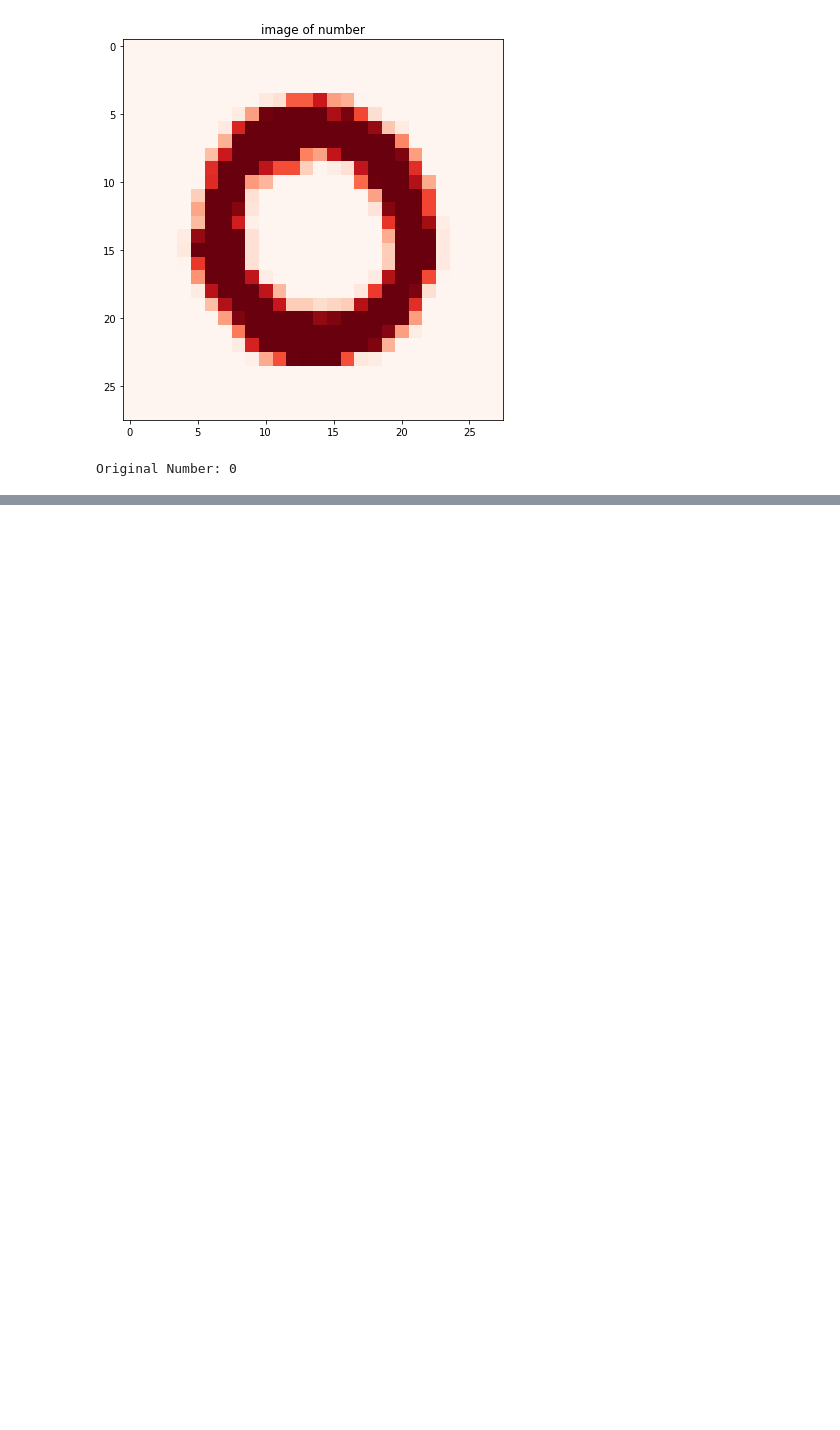
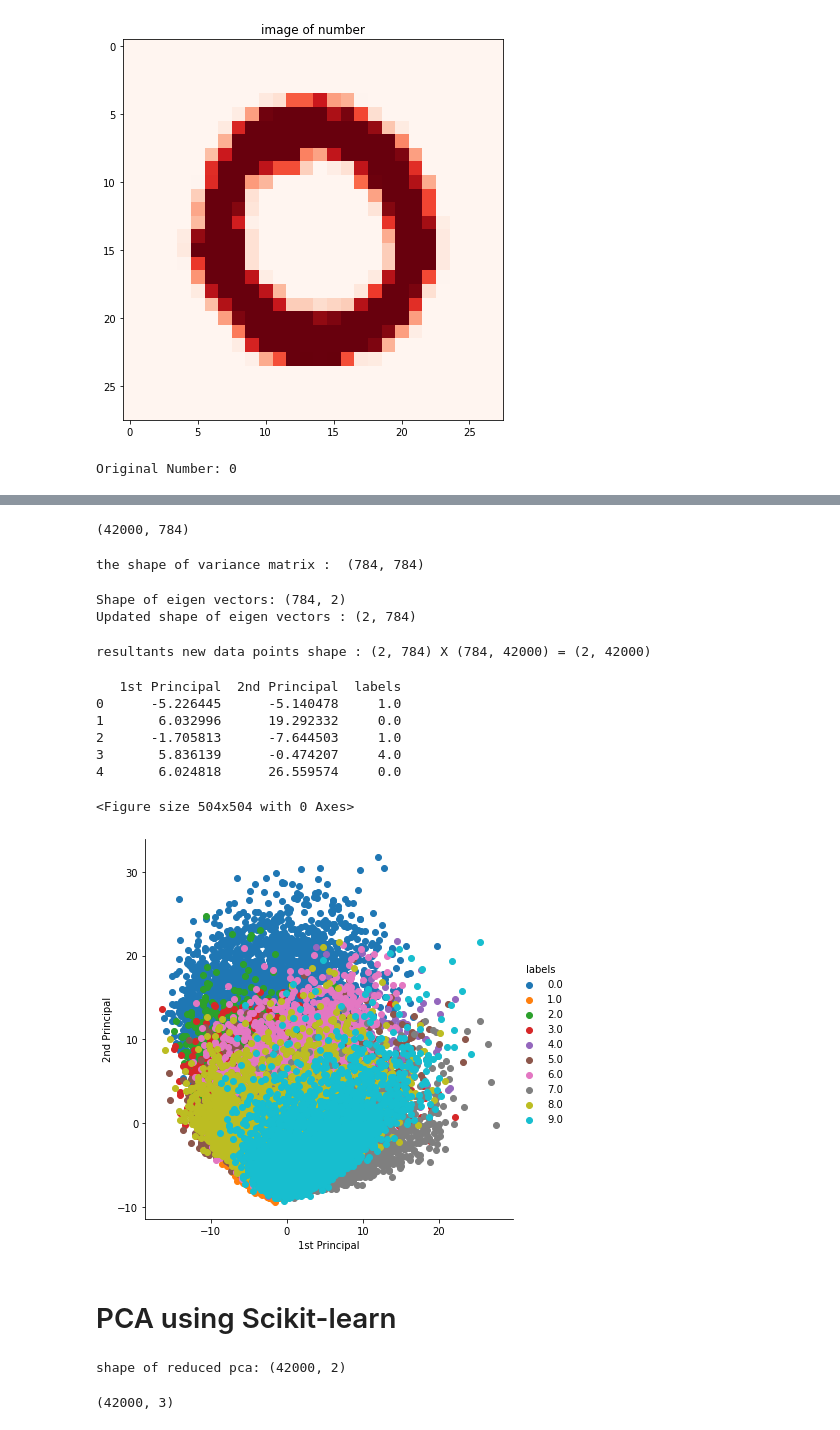
Before and after one commit to cg1011/MNIST-dataset, a Jupyter notebook: MNIST.ipynb, the cells around one changed output, grey strips where cells are left out. Cells and saved outputs as stored; diff of their text form; code cells hidden in the pictures; blank space fills up the shorter version.

```diff
--- a/MNIST.ipynb
+++ b/MNIST.ipynb
@@ -52,0 +55,61 @@ Original Number: 0
+# %%
+# data preprocessing  : standardizing the data
+from sklearn.preprocessing import StandardScaler
+std_data = StandardScaler().fit_transform(d)
+print(std_data.shape)
+# %% [output]
+(42000, 784)
+# %%
+# Find the co-variance of matrix of A : A^T*A
+# matrix multiplication using numpy
+covar_matrix = np.matmul(std_data.T,std_data)
+
+print("the shape of variance matrix : ",covar_matrix.shape)
+# %% [output]
+the shape of variance matrix :  (784, 784)
+# %%
+# Finding the top two eigen values and eigen vector
+# for projecting onto a 2D
+from scipy.linalg import eigh
+
+# this code will generates top two (782,783) eigen values
+values,vectors = eigh(covar_matrix,eigvals = (782,783))
+print("Shape of eigen vectors:",vectors.shape)
+
+# converting the eigen vectors into (2,d) shape for easyness of further computation
+vectors = vectors.T
+print("Updated shape of eigen vectors :",vectors.shape)
+# %% [output]
+Shape of eigen vectors: (784, 2)
+Updated shape of eigen vectors : (2, 784)
+# %%
+# projecting the original data sample on the plane
+# formed by two principal eigen vectors by vector-vector multiplication
+new_coordinates = np.matmul(vectors,std_data.T)
+print("resultants new data points shape :",vectors.shape,"X",std_data.T.shape,"=",new_coordinates.shape)
+# %% [output]
+resultants new data points shape : (2, 784) X (784, 42000) = (2, 42000)
+# %%
+# appendind labels to 2nd projected data
+new_coordinates = np.vstack((new_coordinates,l)).T
+# creating new dataframe for plotting labelled points
+dataframe = pd.DataFrame(data=new_coordinates,columns=("1st Principal","2nd Principal","labels"))
+print(dataframe.head())
+# %% [output]
+   1st Principal  2nd Principal  labels
+0      -5.226445      -5.140478     1.0
+1       6.032996      19.292332     0.0
+2      -1.705813      -7.644503     1.0
+3       5.836139      -0.474207     4.0
+4       6.024818      26.559574     0.0
+# %%
+# ploting the 2nd data point by seaborn
+import seaborn as sns
+plt.figure(figsize=(7,7))
+sns.FacetGrid(dataframe,hue = "labels",size=6).map(plt.scatter,"1st Principal","2nd Principal").add_legend()
+plt.show()
+# %% [output]
+<Figure size 504x504 with 0 Axes>
+[figure, added]
+# %% [markdown]
+# PCA using Scikit-learn
@@ -52,0 +120,13 @@ Original Number: 0
+# %%
+pca.n_components = 2
+pca_data = pca.fit_transform(std_data)
+# pca_reduced will contain the 2D projected of simple data
+print("shape of reduced pca:",pca_data.shape)
+# %% [output]
+shape of reduced pca: (42000, 2)
+# %%
+# appending the labels to 2D data point
+pca_data = np.vstack((pca_data.T,l)).T
+print(pca_data.shape)
+# %% [output]
+(42000, 3)
```
Also changed, not shown: parts of 3 cells of this notebook.
